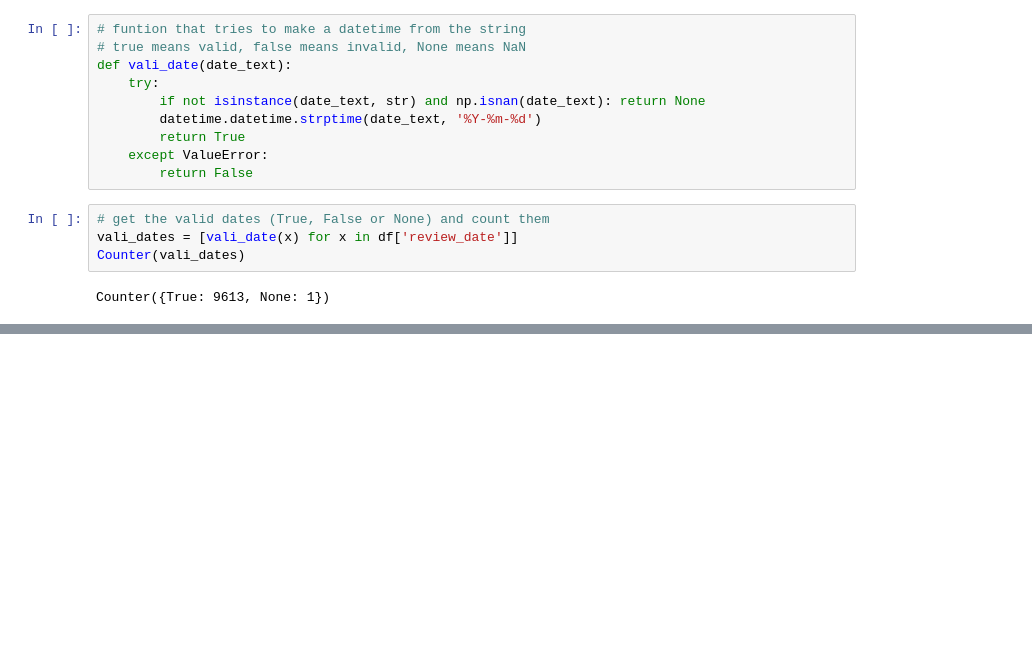
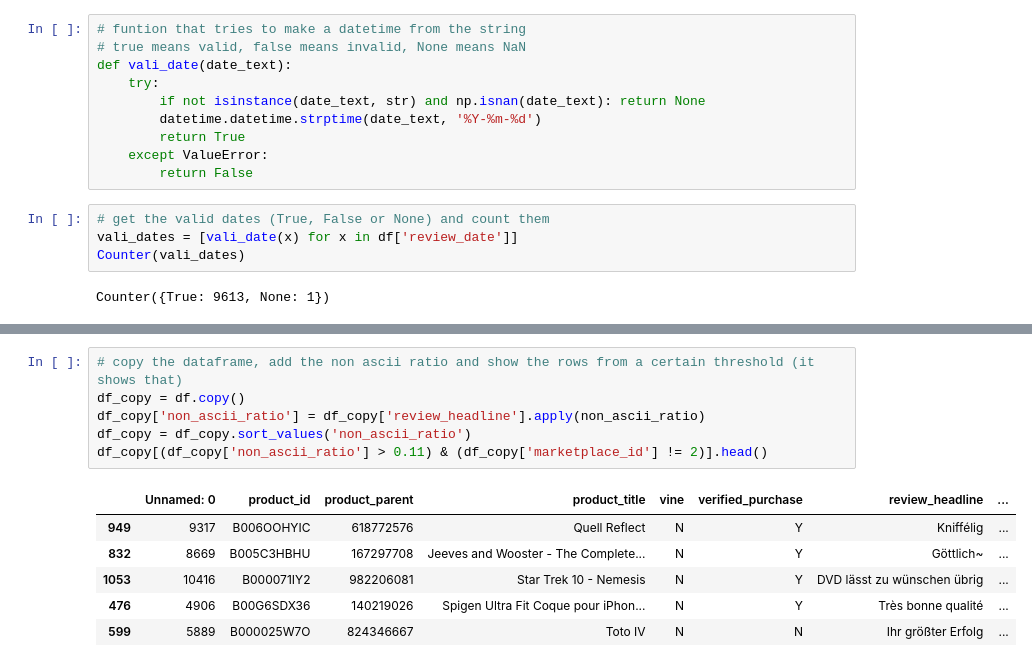
Before and after one commit to Kajzzer/BigData, a Jupyter notebook: EDA.ipynb, the cells around one changed output, grey strips where cells are left out. Cells and saved outputs as stored; diff of their text form; blank space fills up the shorter version.

```diff
--- a/EDA.ipynb
+++ b/EDA.ipynb
@@ -308,0 +432,13 @@ Counter({True: 9613, None: 1})
+# %%
+# copy the dataframe, add the non ascii ratio and show the rows from a certain threshold (it shows that)
+df_copy = df.copy()
+df_copy['non_ascii_ratio'] = df_copy['review_headline'].apply(non_ascii_ratio)
+df_copy = df_copy.sort_values('non_ascii_ratio')
+df_copy[(df_copy['non_ascii_ratio'] > 0.11) & (df_copy['marketplace_id'] != 2)].head()
+# %% [output]
+|  | Unnamed: 0 | product_id | product_parent | product_title | vine | verified_purchase | review_headline | ... |
+| 949 | 9317 | B006OOHYIC | 618772576 | Quell Reflect | N | Y | Kniffélig | ... |
+| 832 | 8669 | B005C3HBHU | 167297708 | Jeeves and Wooster - The Complete... | N | Y | Göttlich~ | ... |
+| 1053 | 10416 | B000071IY2 | 982206081 | Star Trek 10 - Nemesis | N | Y | DVD lässt zu wünschen übrig | ... |
+| 476 | 4906 | B00G6SDX36 | 140219026 | Spigen Ultra Fit Coque pour iPhon... | N | Y | Très bonne qualité | ... |
+| 599 | 5889 | B000025W7O | 824346667 | Toto IV | N | N | Ihr größter Erfolg | ... |
```
Also changed, not shown: parts of 14 cells of this notebook, 1 other file.
